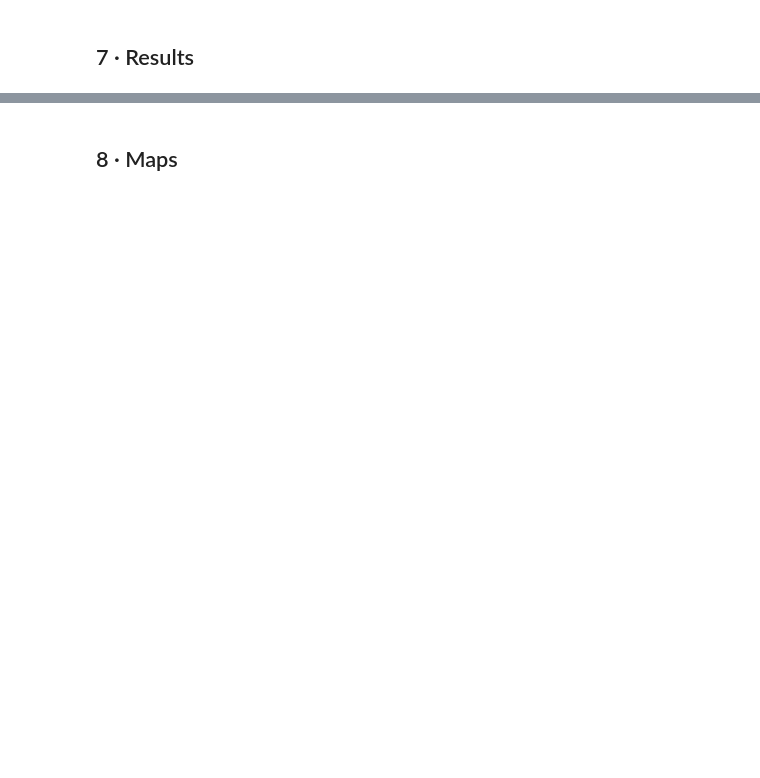
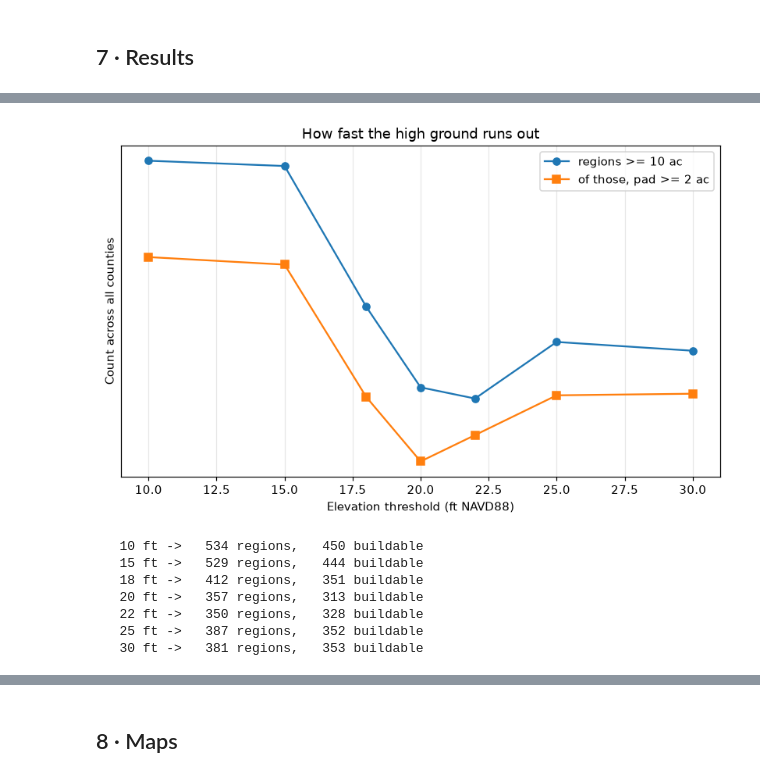
Before and after one commit to bcomeyes/virginia_property_elevation_analysis, a Jupyter notebook: nc_highground.ipynb, the cells around one changed output, grey strips where cells are left out. Saved outputs shown, nothing was run; the diff lists cells and outputs as text; code cells hidden in the pictures; blank space fills up the shorter version.

```diff
--- a/nc_highground.ipynb
+++ b/nc_highground.ipynb
@@ -25,2 +288,25 @@ import os, json, warningsfrom pathlib import Pathimport numpy as npimport pandas
 # %%
-# --- DEM fetch, one county at a time, cached ----------------------------# py3dep pulls 3DEP 1/3 arc-second and returns an xarray DataArray.# Cached as GeoTIFF so a re-run costs nothing.import py3depimport rioxarray  # noqa: F401  (registers the .rio accessor)def fetch_county_dem(name, geom, res=int(TARGET_RES_M), overwrite=False):    out = DEM_DIR / f"{name.replace(' ', '_')}_{res}m.tif"    if out.exists() and not overwrite:        return out    print(f"  fetching {name} ...", end="", flush=True)    da = py3dep.get_dem(geom, resolution=res, crs=4326)    da = da.rio.reproject(WORKING_EPSG, resolution=res)    da.rio.to_raster(out, compress="lzw")    print(f" {out.stat().st_size/1e6:.0f} MB")    return outdem_paths = {}for _, row in co.iterrows():    dem_paths[row["county"]] = fetch_county_dem(row["county"], row["geometry"])print(f"\n[ok] {len(dem_paths)} county DEMs on disk, "      f"{sum(p.stat().st_size for p in dem_paths.values())/1e9:.2f} GB total")
+# --- DEM fetch, one county at a time, cached ----------------------------
+# py3dep pulls 3DEP 1/3 arc-second and returns an xarray DataArray.
+# Cached as GeoTIFF so a re-run costs nothing.
+
+import py3dep
+import rioxarray  # noqa: F401  (registers the .rio accessor)
+
+def fetch_county_dem(name, geom, res=int(TARGET_RES_M), overwrite=False):
+    out = DEM_DIR / f"{name.replace(' ', '_')}_{res}m.tif"
+    if out.exists() and not overwrite:
+        return out
+    print(f"  fetching {name} ...", end="", flush=True)
+    da = py3dep.get_dem(geom, resolution=res, crs=4326)
+    da = da.rio.reproject(WORKING_EPSG, resolution=res)
+    da.rio.to_raster(out, compress="lzw")
+    print(f" {out.stat().st_size/1e6:.0f} MB")
+    return out
+
+dem_paths = {}
+for _, row in co.iterrows():
+    dem_paths[row["county"]] = fetch_county_dem(row["county"], row["geometry"])
+
+print(f"\n[ok] {len(dem_paths)} county DEMs on disk, "
+      f"{sum(p.stat().st_size for p in dem_paths.values())/1e9:.2f} GB total")
@@ -35,3 +450,27 @@ import os, json, warningsfrom pathlib import Pathimport numpy as npimport pandas
 # %%
-# --- Falloff curve, statewide -------------------------------------------tot_n = [summary[f"n{t}"].sum() for t in THRESHOLD_SWEEP_FT]tot_b = [summary[f"b{t}"].sum() for t in THRESHOLD_SWEEP_FT]fig, ax = plt.subplots(figsize=(9, 5))ax.plot(THRESHOLD_SWEEP_FT, tot_n, "o-", label=f"regions >= {MIN_REGION_ACRES:.0f} ac")ax.plot(THRESHOLD_SWEEP_FT, tot_b, "s-", label=f"of those, pad >= {MIN_PAD_ACRES:.0f} ac")ax.set_xlabel("Elevation threshold (ft NAVD88)")ax.set_ylabel("Count across all counties")ax.set_title("How fast the high ground runs out")ax.set_yscale("symlog"); ax.grid(alpha=0.3); ax.legend()plt.savefig(OUT_DIR / "threshold_sweep.png", dpi=200, bbox_inches="tight")plt.show()for t, n, b in zip(THRESHOLD_SWEEP_FT, tot_n, tot_b):    print(f"  {t:>3} ft -> {n:>5} regions, {b:>5} buildable")
+# --- Falloff curve, statewide -------------------------------------------
+tot_n = [summary[f"n{t}"].sum() for t in THRESHOLD_SWEEP_FT]
+tot_b = [summary[f"b{t}"].sum() for t in THRESHOLD_SWEEP_FT]
+
+fig, ax = plt.subplots(figsize=(9, 5))
+ax.plot(THRESHOLD_SWEEP_FT, tot_n, "o-", label=f"regions >= {MIN_REGION_ACRES:.0f} ac")
+ax.plot(THRESHOLD_SWEEP_FT, tot_b, "s-", label=f"of those, pad >= {MIN_PAD_ACRES:.0f} ac")
+ax.set_xlabel("Elevation threshold (ft NAVD88)")
+ax.set_ylabel("Count across all counties")
+ax.set_title("How fast the high ground runs out")
+ax.set_yscale("symlog"); ax.grid(alpha=0.3); ax.legend()
+plt.savefig(OUT_DIR / "threshold_sweep.png", dpi=200, bbox_inches="tight")
+plt.show()
+
+for t, n, b in zip(THRESHOLD_SWEEP_FT, tot_n, tot_b):
+    print(f"  {t:>3} ft -> {n:>5} regions, {b:>5} buildable")
+# %% [output]
+[figure, added]
+   10 ft ->   534 regions,   450 buildable
+   15 ft ->   529 regions,   444 buildable
+   18 ft ->   412 regions,   351 buildable
+   20 ft ->   357 regions,   313 buildable
+   22 ft ->   350 regions,   328 buildable
+   25 ft ->   387 regions,   352 buildable
+   30 ft ->   381 regions,   353 buildable
 # %%
```
Also changed, not shown: parts of 11 cells of this notebook, 2 other files.
